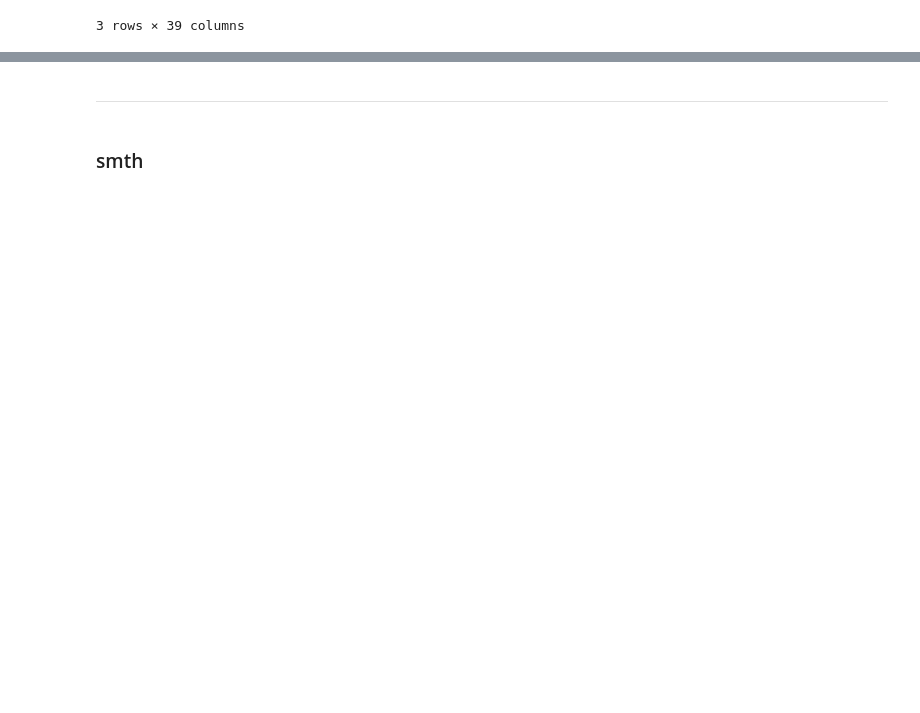
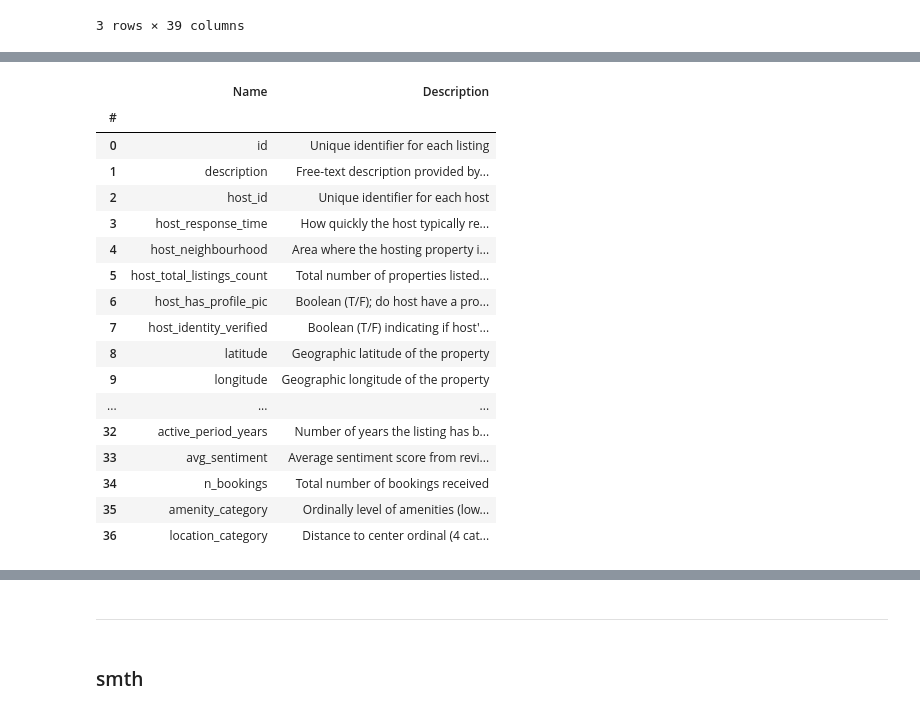
Before and after one commit to elto21ab/DMV, a Jupyter notebook: 04_advanced_data_analysis.ipynb, the cells around one changed output, grey strips where cells are left out. Drawn from its saved outputs; the diff is of its cells as text; code cells hidden in the pictures; blank space fills up the shorter version.

```diff
--- a/04_advanced_data_analysis.ipynb
+++ b/04_advanced_data_analysis.ipynb
@@ -37,0 +121,64 @@ None
+# %%
+column_descriptions = {
+    'id': 'Unique identifier for each listing',
+    'description': 'Free-text description provided by the host',
+    'host_id': 'Unique identifier for each host',
+    'host_response_time': 'How quickly the host typically responds to guests',
+    'host_neighbourhood': 'Area where the hosting property is located',
+    'host_total_listings_count': 'Total number of properties listed by the host',
+    'host_has_profile_pic': 'Boolean (T/F); do host have a profile picture',
+    'host_identity_verified': 'Boolean (T/F) indicating if host\'s identity is verified',
+    'latitude': 'Geographic latitude of the property',
+    'longitude': 'Geographic longitude of the property',
+    'property_type': 'Type of property (e.g., Apartment, House)',
+    'room_type': 'Type of room arrangement offered',
+    'accommodates': 'Maximum guests that can be accommodated',
+    'bathrooms': 'Number of bathrooms available',
+    'bedrooms': 'Number of bedrooms available',
+    'beds': 'Total number of beds available',
+    'price_DKK': 'Nightly price in Danish Krone',
+    'number_of_reviews': 'Total number of reviews received',
+    'review_scores_rating': 'Overall rating from reviews (1-5)',
+    'review_scores_accuracy': 'Rating for listing accuracy (1-5)',
+    'review_scores_cleanliness': 'Rating for cleanliness (1-5)',
+    'review_scores_checkin': 'Rating for check-in experience (1-5)',
+    'review_scores_communication': 'Rating for host communication (1-5)',
+    'review_scores_location': 'Rating for location (1-5)',
+    'review_scores_value': 'Rating for value for money (1-5)',
+    'instant_bookable': 'Boolean (T/F); is instant booking available',
+    'reviews_per_month': 'Average number of reviews received per month',
+    'superhost': 'Boolean (T/F); is the host a Superhost',
+    'host_verifications_count': 'Number of verifications completed by the host',
+    'listings_in_neighborhood': 'Total number of listings in the same neighborhood',
+    'host_experience_years': 'Number of years the host has been active',
+    'yearly_review': 'Average reviews a listing recieves per year',
+    'active_period_years': 'Number of years the listing has been active',
+    'avg_sentiment': 'Average sentiment score from review analysis',
+    'n_bookings': 'Total number of bookings received',
+    'amenity_category': 'Ordinally level of amenities (low/medium/high)',
+    'location_category': 'Distance to center ordinal (4 categories)'
+}
+
+desc_df = pd.DataFrame(list(column_descriptions.items()), columns=['Name', 'Description'])
+desc_df.index = range(len(desc_df))
+desc_df.index.name = '#'
+display(desc_df.style.set_properties(**{'text-align': 'left'}, subset=['Name', 'Description']))
+# %% [output]
+|  | Name | Description |
+| # |  |  |
+| 0 | id | Unique identifier for each listing |
+| 1 | description | Free-text description provided by... |
+| 2 | host_id | Unique identifier for each host |
+| 3 | host_response_time | How quickly the host typically re... |
+| 4 | host_neighbourhood | Area where the hosting property i... |
+| 5 | host_total_listings_count | Total number of properties listed... |
+| 6 | host_has_profile_pic | Boolean (T/F); do host have a pro... |
+| 7 | host_identity_verified | Boolean (T/F) indicating if host'... |
+| 8 | latitude | Geographic latitude of the property |
+| 9 | longitude | Geographic longitude of the property |
+| ... | ... | ... |
+| 32 | active_period_years | Number of years the listing has b... |
+| 33 | avg_sentiment | Average sentiment score from revi... |
+| 34 | n_bookings | Total number of bookings received |
+| 35 | amenity_category | Ordinally level of amenities (low... |
+| 36 | location_category | Distance to center ordinal (4 cat... |
```
Also changed, not shown: parts of 8 cells of this notebook, 8 other files.
